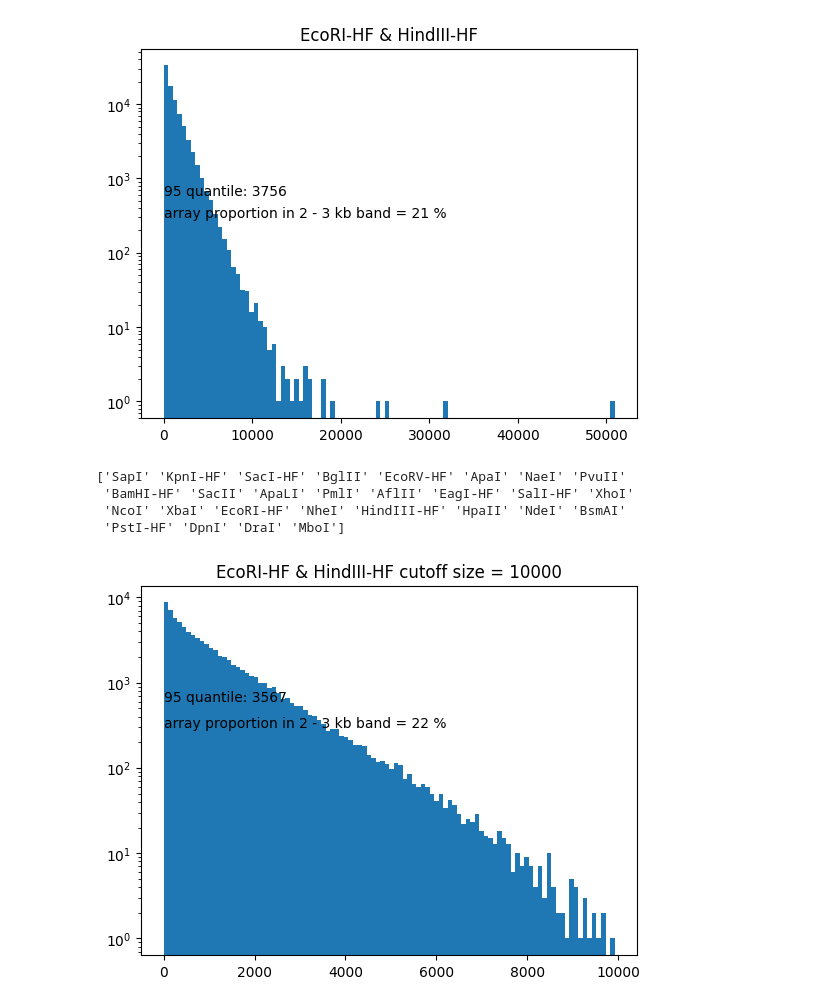
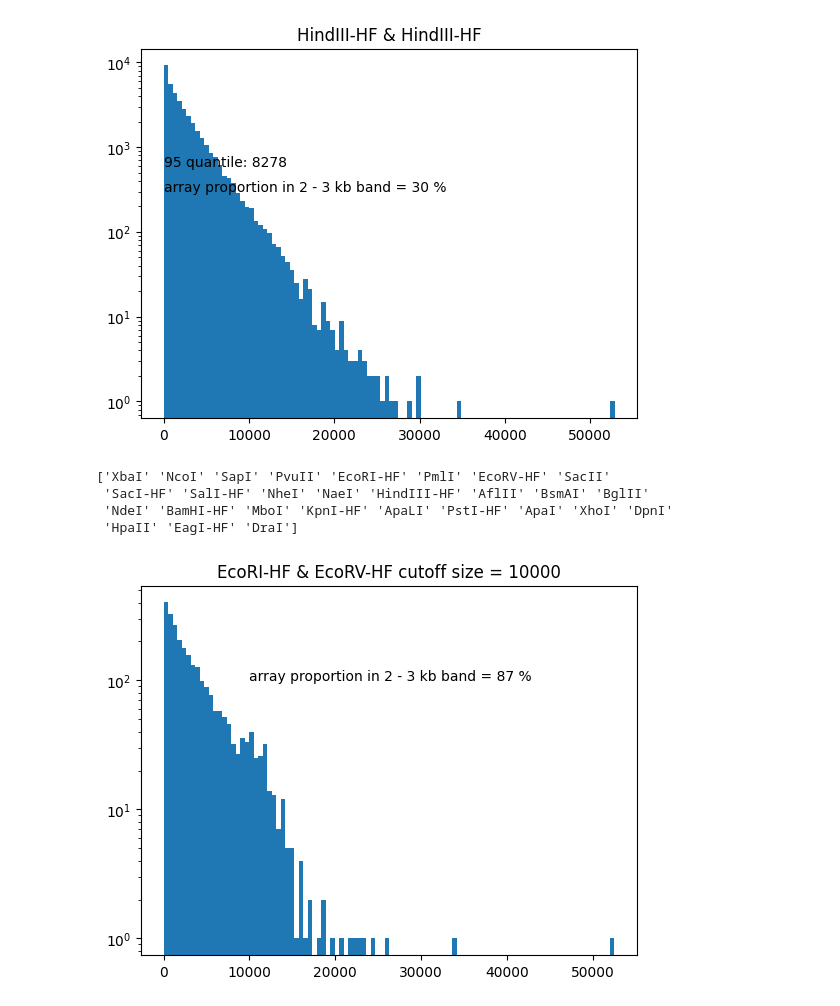
Before and after one commit to JeromeeX/wormdigester, a Jupyter notebook: wormdigester.ipynb, the cells around one changed output. Cells and saved outputs as stored; diff of their text form; code cells hidden in the pictures.

```diff
--- a/wormdigester.ipynb
+++ b/wormdigester.ipynb
@@ -126,7 +126,7 @@ def digest(zyme1, zyme2):
 # %%
-digest("EcoRI-HF", "HindIII-HF")
+digest("HindIII-HF", "HindIII-HF")
 # %% [output]
-[figure, old version]
+[figure, new version]
 # %%
 print(enzymes)
 def select_digest(zyme1, zyme2, cutsize):
@@ -154,13 +154,13 @@ def select_digest(zyme1, zyme2, cutsize):
         selected_fragment = []
         last_position = 1
         for i in range(0, len(list_of_enzyme_1_cutsites)):
-            if (list_of_enzyme_1_cutsites[i] - last_position != 0) and (list_of_enzyme_1_cutsites[i] - last_position < cutsize):
+            if (list_of_enzyme_1_cutsites[i] - last_position != 0) and (list_of_enzyme_1_cutsites[i] - last_position > cutsize):
                 fragment = []
                 fragment.append(last_position)
                 fragment.append(list_of_enzyme_1_cutsites[i])
                 selected_fragment.append(fragment)
             last_position = list_of_enzyme_1_cutsites[i]
-        # Size selection after having digested the genome with zyme1, discard all the fragments above the cutsize
+        # Size selection after having digested the genome with zyme1, discard all the fragments below the cutsize
 
         doubledigest_fragment = selected_fragment
         for site in list_of_enzyme_2_cutsites:
@@ -186,20 +186,20 @@ def select_digest(zyme1, zyme2, cutsize):
     #plt.figure(figsize=(10, 6))
     plt.hist(all_chr_fragment_lengths, bins=100,  label=str(zyme1 + ' & ' + zyme2 + " cutoff size = " + str(cutsize)))
     plt.title(str(zyme1 + ' & ' + zyme2 + " cutoff size = " + str(cutsize)))
-    q95 = np.quantile(all_chr_fragment_lengths, q=0.95)
-    plt.text(0, 600, "95 quantile: " + str(round(q95)))
-    plt.text(0, 300, "array proportion in 2 - 3 kb band = " + str(ratio) + " %")
+    #q95 = np.quantile(all_chr_fragment_lengths, q=0.95)
+    #plt.text(10000, 300, "95 quantile: " + str(round(q95)))
+    plt.text(10000, 100, "array proportion in 2 - 3 kb band = " + str(ratio) + " %")
     plt.yscale("log")
     #plt.xscale("log")
     #plt.xlim(0,df['length'].max())
     plt.savefig(zyme1 + ' & ' + zyme2 + " cutoff size = " + str(cutsize))
     plt.show()
 # %% [output]
-['SapI' 'KpnI-HF' 'SacI-HF' 'BglII' 'EcoRV-HF' 'ApaI' 'NaeI' 'PvuII'
- 'BamHI-HF' 'SacII' 'ApaLI' 'PmlI' 'AflII' 'EagI-HF' 'SalI-HF' 'XhoI'
- 'NcoI' 'XbaI' 'EcoRI-HF' 'NheI' 'HindIII-HF' 'HpaII' 'NdeI' 'BsmAI'
- 'PstI-HF' 'DpnI' 'DraI' 'MboI']
+['XbaI' 'NcoI' 'SapI' 'PvuII' 'EcoRI-HF' 'PmlI' 'EcoRV-HF' 'SacII'
+ 'SacI-HF' 'SalI-HF' 'NheI' 'NaeI' 'HindIII-HF' 'AflII' 'BsmAI' 'BglII'
+ 'NdeI' 'BamHI-HF' 'MboI' 'KpnI-HF' 'ApaLI' 'PstI-HF' 'ApaI' 'XhoI' 'DpnI'
+ 'HpaII' 'EagI-HF' 'DraI']
 # %%
-select_digest("EcoRI-HF", "HindIII-HF", 10000)
+select_digest("EcoRI-HF", "EcoRV-HF", 10000)
 # %% [output]
-[figure, old version]
+[figure, new version]
```
Also changed, not shown: parts of 4 cells of this notebook, 9 other files.
